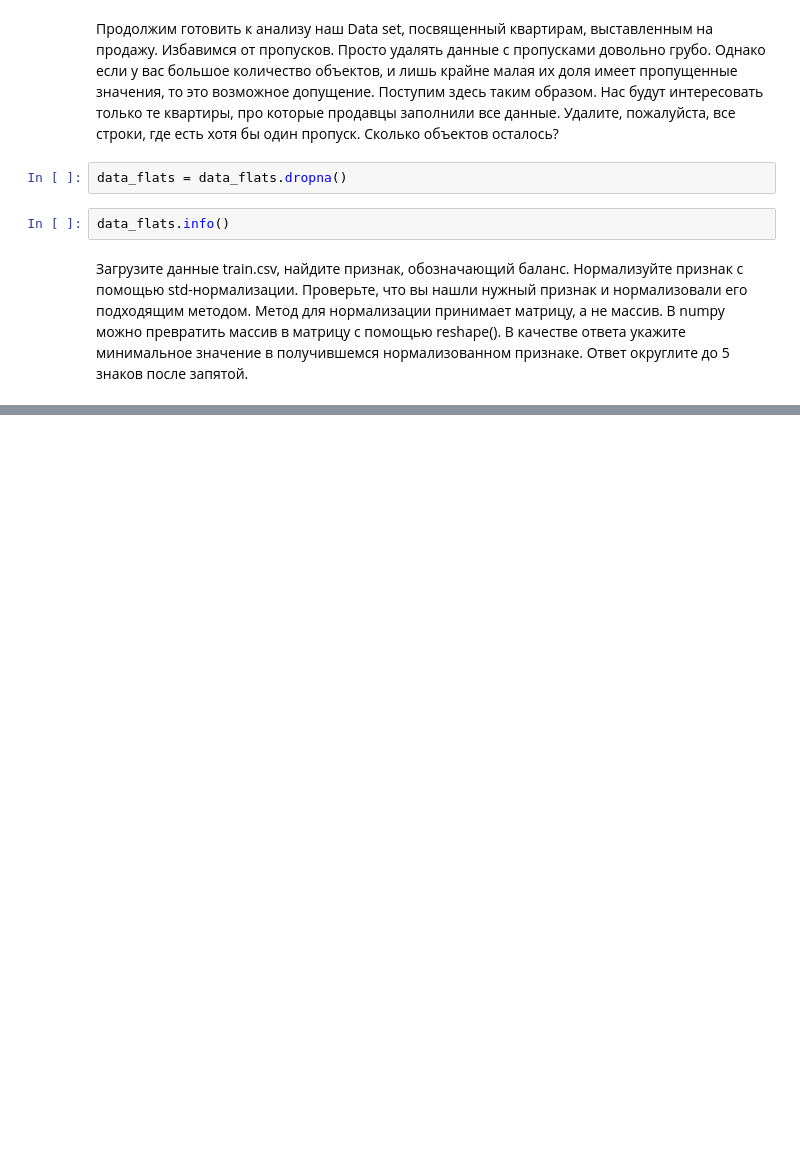
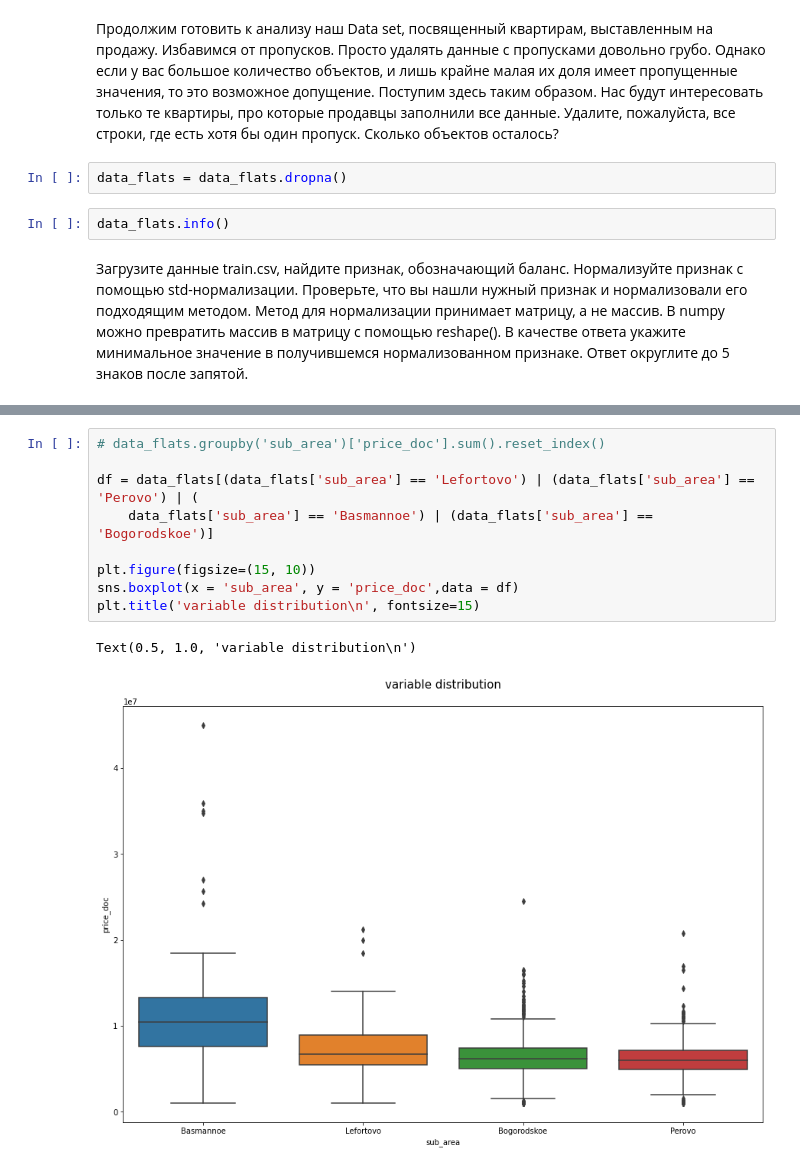
Before and after one commit to Paull-dark/Skill_Notebooks, a Jupyter notebook: Module_3/ML-Data preprocessing.ipynb, the cells around one changed output, grey strips where cells are left out. Drawn from its saved outputs; the diff is of its cells as text; blank space fills up the shorter version.

```diff
--- a/Module_3/ML-Data preprocessing.ipynb
+++ b/Module_3/ML-Data preprocessing.ipynb
@@ -153,0 +160,12 @@ flo1
+# %%
+# data_flats.groupby('sub_area')['price_doc'].sum().reset_index()
+
+df = data_flats[(data_flats['sub_area'] == 'Lefortovo') | (data_flats['sub_area'] == 'Perovo') | (
+    data_flats['sub_area'] == 'Basmannoe') | (data_flats['sub_area'] == 'Bogorodskoe')]
+
+plt.figure(figsize=(15, 10))
+sns.boxplot(x = 'sub_area', y = 'price_doc',data = df)
+plt.title('variable distribution\n', fontsize=15)
+# %% [output]
+Text(0.5, 1.0, 'variable distribution\n')
+[figure, added]
```
Also changed, not shown: parts of 11 cells of this notebook.
